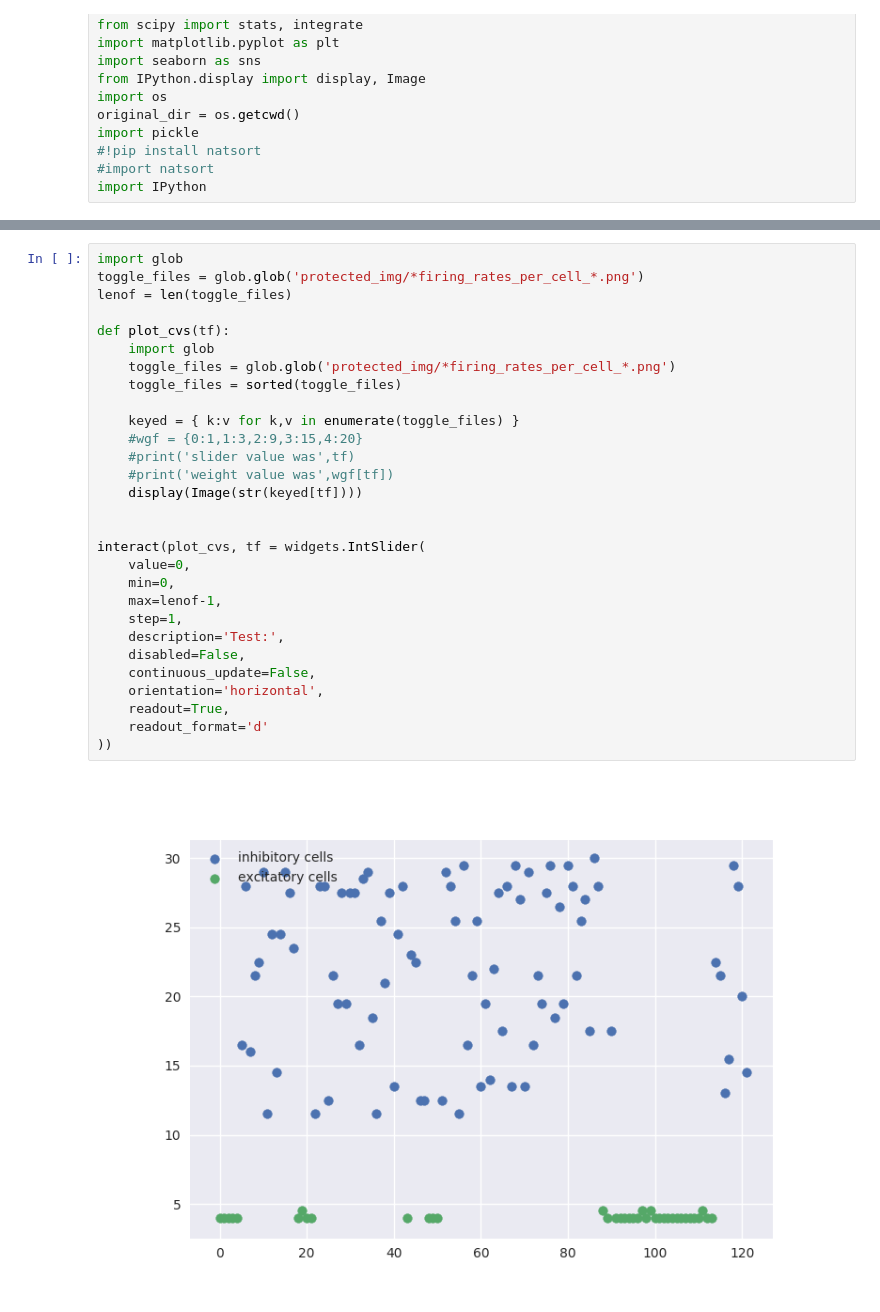
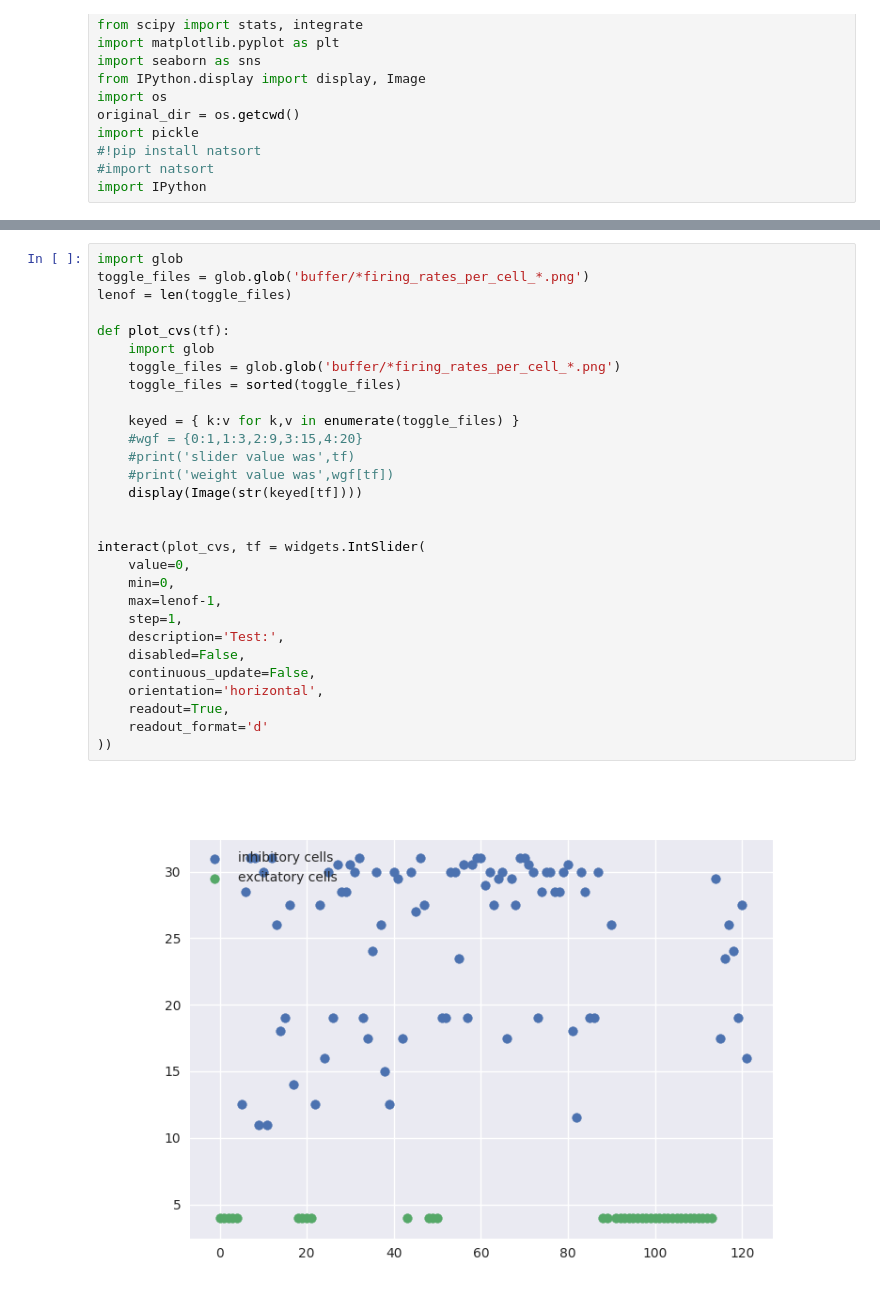
Before and after one commit to russelljjarvis/SpinnakerHippocampus, a Jupyter notebook: PresEnd.ipynb, the cells around one changed output, grey strips where cells are left out. Cells and saved outputs as stored; diff of their text form.

```diff
--- a/PresEnd.ipynb
+++ b/PresEnd.ipynb
@@ -113,31 +64,31 @@ IPython.display.Image('protected_external/Small_Integration_windows.png')
 # %%
 import glob
-toggle_files = glob.glob('protected_img/*firing_rates_per_cell_*.png')
+toggle_files = glob.glob('buffer/*firing_rates_per_cell_*.png')
 lenof = len(toggle_files)
 
 def plot_cvs(tf):
     import glob
-    toggle_files = glob.glob('protected_img/*firing_rates_per_cell_*.png')
+    toggle_files = glob.glob('buffer/*firing_rates_per_cell_*.png')
     toggle_files = sorted(toggle_files)
 
     keyed = { k:v for k,v in enumerate(toggle_files) }
     #wgf = {0:1,1:3,2:9,3:15,4:20}
     #print('slider value was',tf)
     #print('weight value was',wgf[tf])
     display(Image(str(keyed[tf])))
 
 
 interact(plot_cvs, tf = widgets.IntSlider(
     value=0,
     min=0,
     max=lenof-1,
     step=1,
     description='Test:',
     disabled=False,
     continuous_update=False,
     orientation='horizontal',
     readout=True,
     readout_format='d'
 ))
 # %% [output]
-[figure, old version]
+[figure, new version]
```
Also changed, not shown: parts of 13 cells of this notebook.
